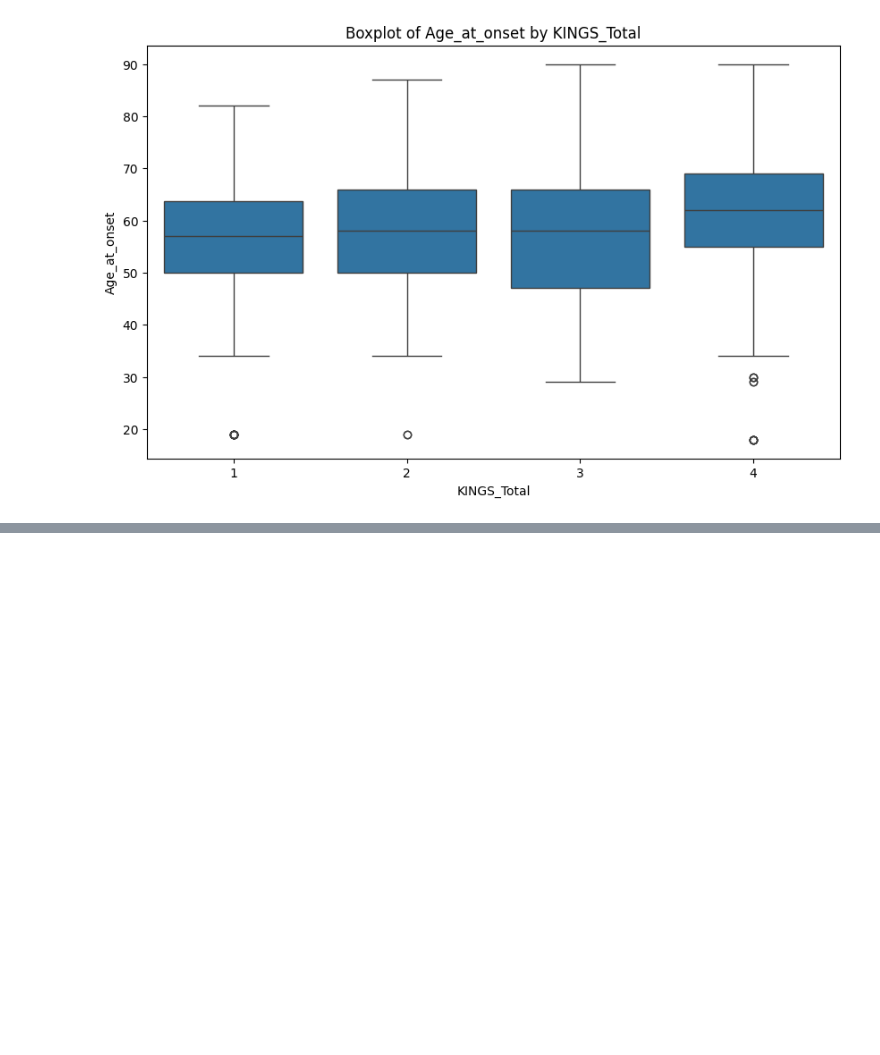
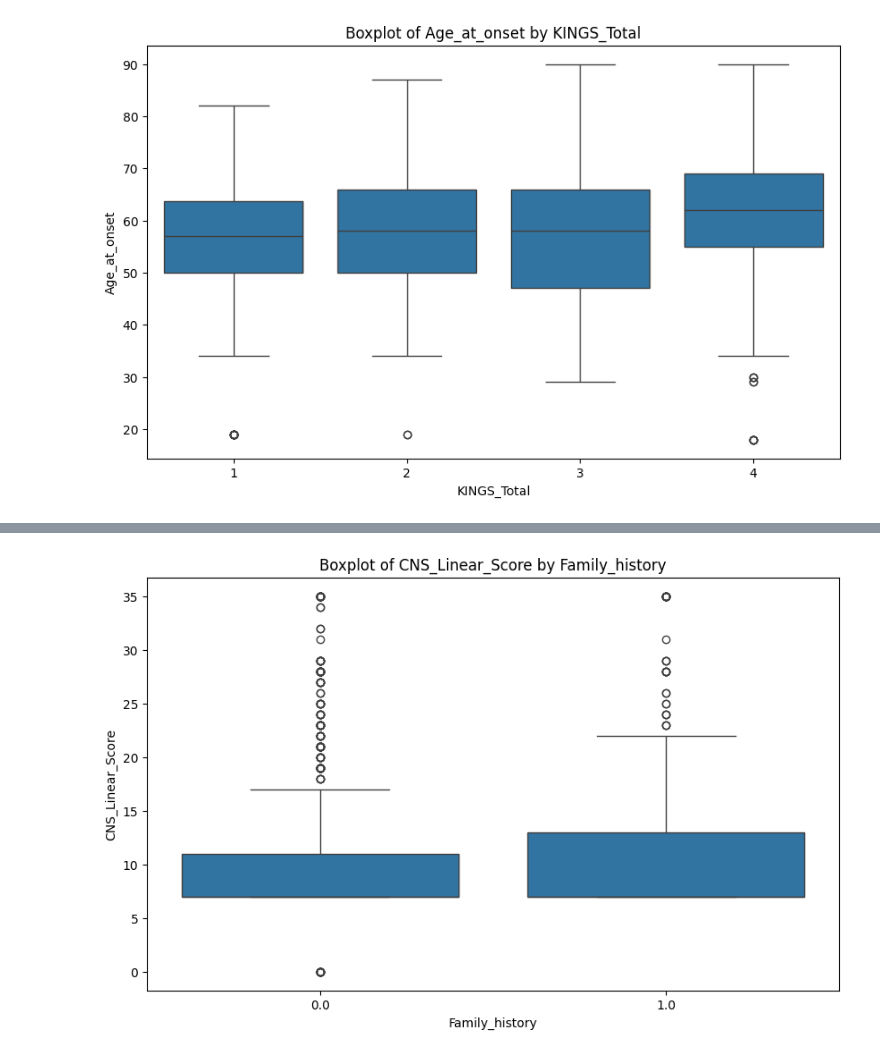
Before and after one commit to FaridRash/Advance-Statistical-Learnin--Semester-3, a Jupyter notebook: MH/PrePration.ipynb, the cells around one changed output, grey strips where cells are left out. Drawn from its saved outputs; the diff is of its cells as text; code cells hidden in the pictures; blank space fills up the shorter version.

```diff
--- a/MH/PrePration.ipynb
+++ b/MH/PrePration.ipynb
@@ -768,0 +796,11 @@ plt.show()
+# %%
+
+
+plt.figure(figsize=(10, 6))
+sns.boxplot(data=df, x='Family_history', y='CNS_Linear_Score')
+plt.title('Boxplot of CNS_Linear_Score by Family_history')
+plt.xlabel('Family_history')
+plt.ylabel('CNS_Linear_Score')
+plt.show()
+# %% [output]
+[figure, added]
```
Also changed, not shown: parts of 8 cells of this notebook.
